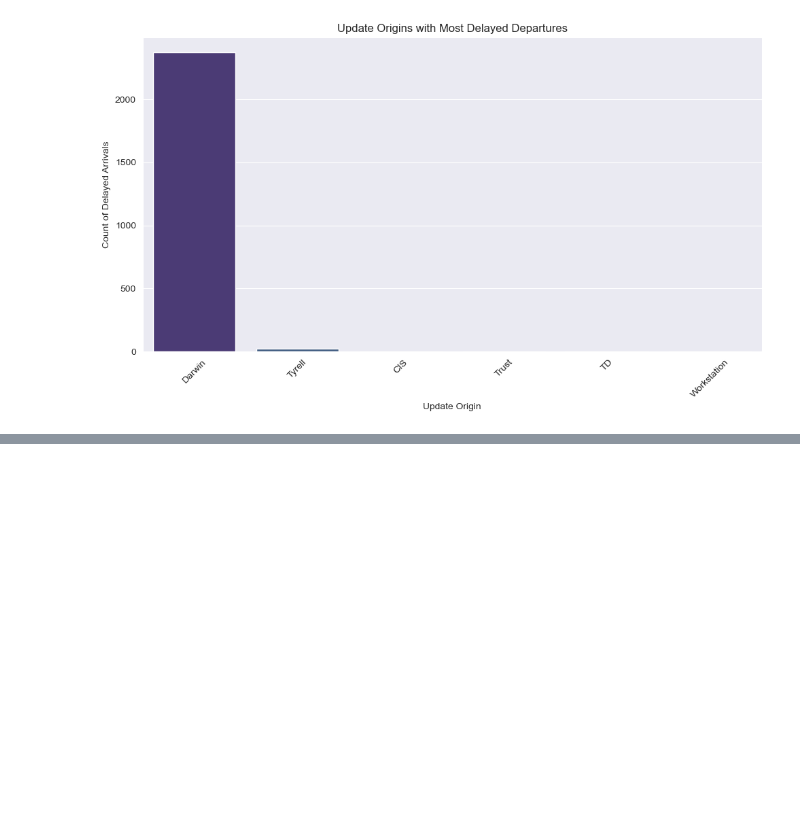
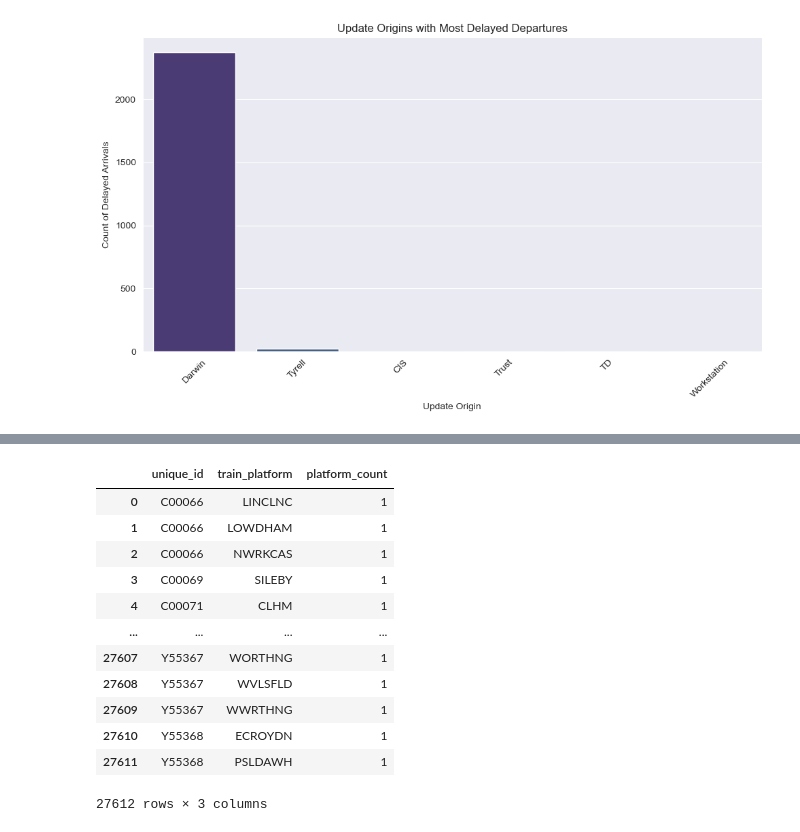
Before and after one commit to nirmalaJ21/https-github.com-nirmalaJ21-FinalProjectRailData, a Jupyter notebook: EDA Notebooks/Delayed.ipynb, the cells around one changed output, grey strips where cells are left out. Cells and saved outputs as stored; diff of their text form; code cells hidden in the pictures; blank space fills up the shorter version.

```diff
--- a/EDA Notebooks/Delayed.ipynb
+++ b/EDA Notebooks/Delayed.ipynb
@@ -169,0 +188,19 @@ plt.show()
+# %%
+platform_counts_per_id = df.groupby('unique_id')['train_platform'].value_counts()
+platform_counts_per_id_df = platform_counts_per_id.reset_index(name='platform_count')
+# %%
+platform_counts_per_id_df
+# %% [output]
+|  | unique_id | train_platform | platform_count |
+| 0 | C00066 | LINCLNC | 1 |
+| 1 | C00066 | LOWDHAM | 1 |
+| 2 | C00066 | NWRKCAS | 1 |
+| 3 | C00069 | SILEBY | 1 |
+| 4 | C00071 | CLHM | 1 |
+| ... | ... | ... | ... |
+| 27607 | Y55367 | WORTHNG | 1 |
+| 27608 | Y55367 | WVLSFLD | 1 |
+| 27609 | Y55367 | WWRTHNG | 1 |
+| 27610 | Y55368 | ECROYDN | 1 |
+| 27611 | Y55368 | PSLDAWH | 1 |
+27612 rows × 3 columns
```
Also changed, not shown: parts of 4 cells of this notebook, 2 other files.
